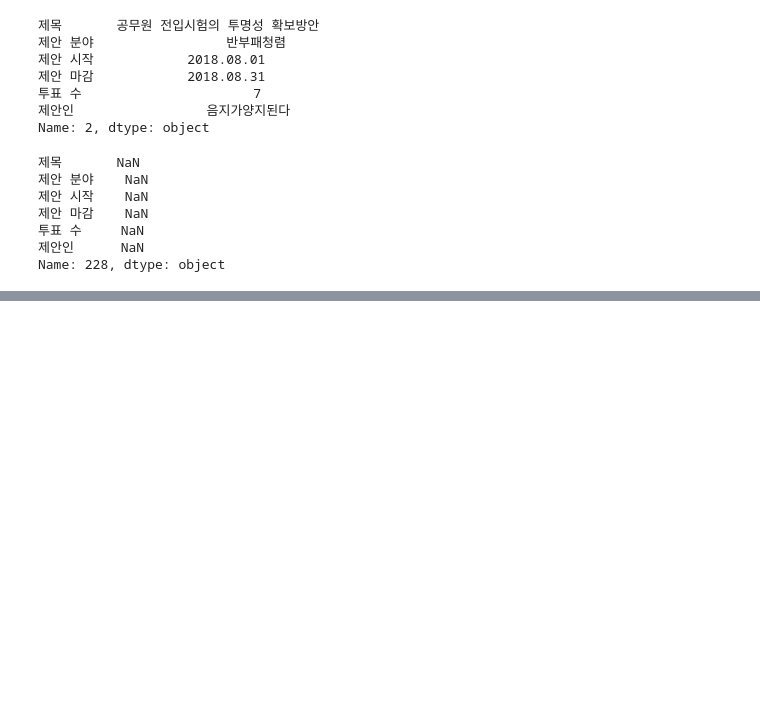
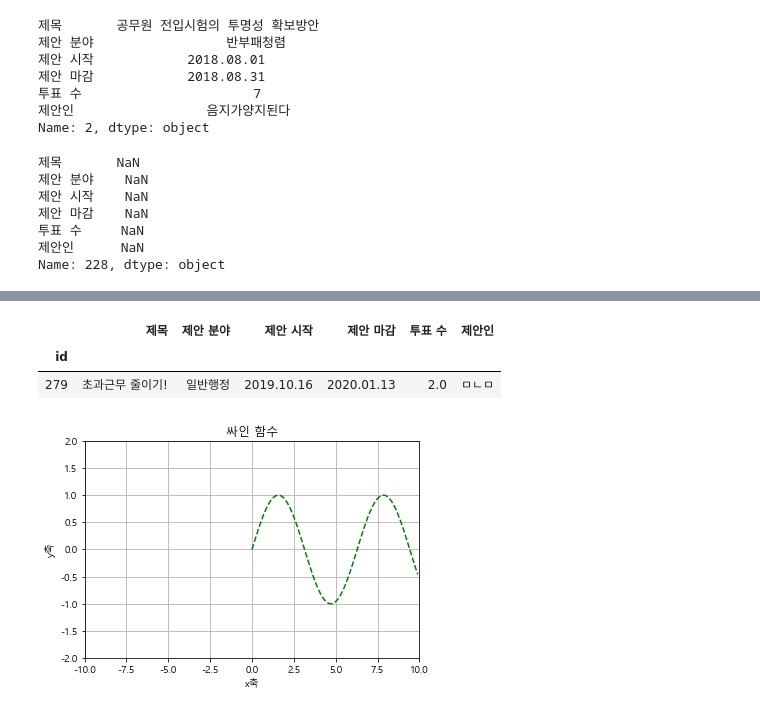
Before and after one commit to Jeong-Mw/2020_Learn-DataScience, a Jupyter notebook: source_code/0525_ex2_3115정민우.ipynb, the cells around one changed output, grey strips where cells are left out. Cells and saved outputs as stored; diff of their text form; code cells hidden in the pictures; blank space fills up the shorter version.

```diff
--- a/source_code/0525_ex2_3115정민우.ipynb
+++ b/source_code/0525_ex2_3115정민우.ipynb
@@ -231,0 +234,6 @@ df[(df['제안 분야'] == '일반행정')]
+# %%
+df[(df['제안 분야'] == '일반행정')&(df['제안 시작'] >= '2019.10.01')]
+# %% [output]
+|  | 제목 | 제안 분야 | 제안 시작 | 제안 마감 | 투표 수 | 제안인 |
+| id |  |  |  |  |  |  |
+| 279 | 초과근무 줄이기! | 일반행정 | 2019.10.16 | 2020.01.13 | 2.0 | ㅁㄴㅁ |
@@ -231,0 +242,27 @@ df[(df['제안 분야'] == '일반행정')]
+# %%
+import seaborn as sns
+import matplotlib.pyplot as plt
+%matplotlib inline
+
+import platform
+from matplotlib import font_manager, rc
+plt.rcParams['axes.unicode_minus'] = False
+
+#윈도우
+path = "c:/Windows/Fonts/malgun.ttf"
+font_name = font_manager.FontProperties(fname=path).get_name()
+rc('font', family=font_name)
+# %%
+t = np.arange(0, 10, 0.1)
+y = np.sin(t)
+# %%
+plt.plot(t, y, color='green', linestyle='dashed')
+plt.title('싸인 함수')
+plt.xlabel('x축')
+plt.ylabel('y축')
+plt.grid() # 격자
+plt.xlim([-10, 10]) # x축 범위 고정
+plt.ylim([-2, 2]) # y축 범위 고정
+plt.show()
+# %% [output]
+[figure, added]
```
Also changed, not shown: parts of 17 cells of this notebook.
